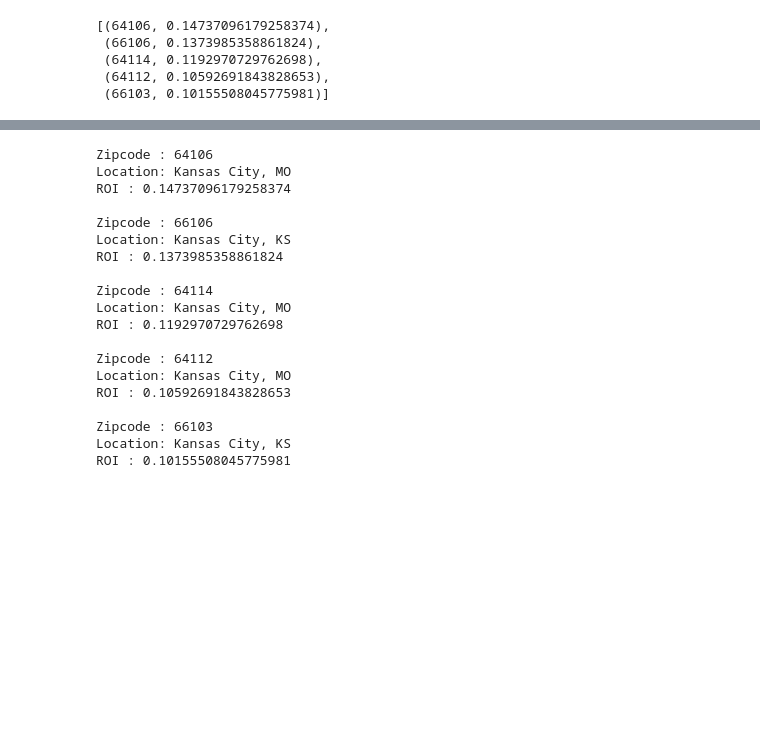
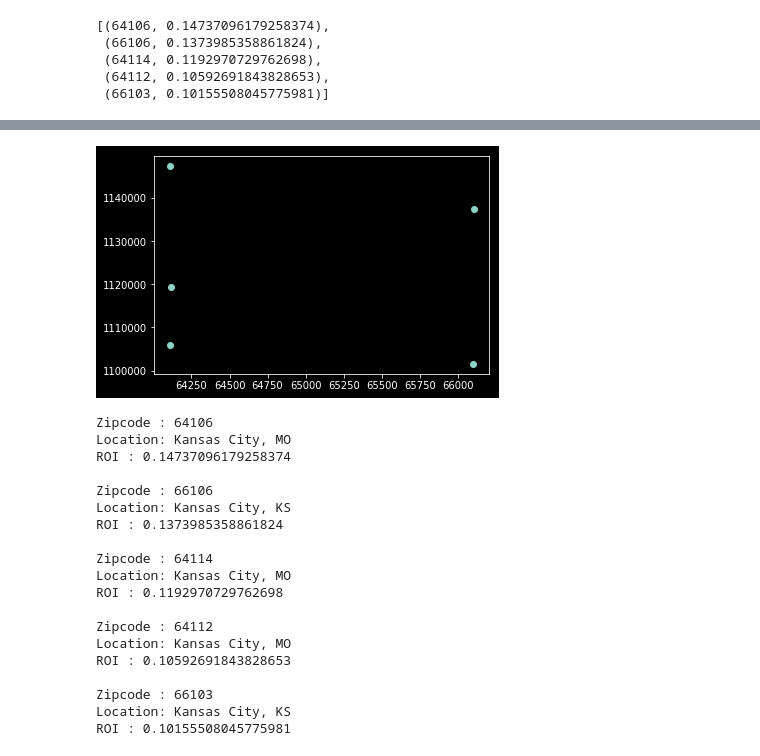
Before and after one commit to illumi91/dsc-mod-4-project-online-ds-pt-051319, a Jupyter notebook: mod_4_starter_notebook.ipynb, the cells around one changed output, grey strips where cells are left out. Drawn from its saved outputs; the diff is of its cells as text; code cells hidden in the pictures; blank space fills up the shorter version.

```diff
--- a/mod_4_starter_notebook.ipynb
+++ b/mod_4_starter_notebook.ipynb
@@ -319,3 +333,8 @@ top_5
  (64114, 0.1192970729762698),
  (64112, 0.10592691843828653),
  (66103, 0.10155508045775981)]
+# %%
+df_top_5 = pd.DataFrame(top_5)
+df_top_5
+df_top_5.columns = ['ZipCode', 'ROI']
+df_top_5
@@ -321,0 +350,3 @@ top_5
+# %%
+df_top_5['Value In 3 Years 1000000 Invested'] = (df_top_5['ROI']+1)*1000000
+df_top_5
@@ -322,3 +360,8 @@ top_5
+# %%
+with plt.style.context('dark_background'):
+    plt.scatter(df_top_5['ZipCode'], df_top_5['Value In 3 Years 1000000 Invested'])
+# %% [output]
+[figure, added]
 # %%
 #Get Location Names
 best5_zipcodes = top_5
```
Also changed, not shown: parts of 36 cells of this notebook.
